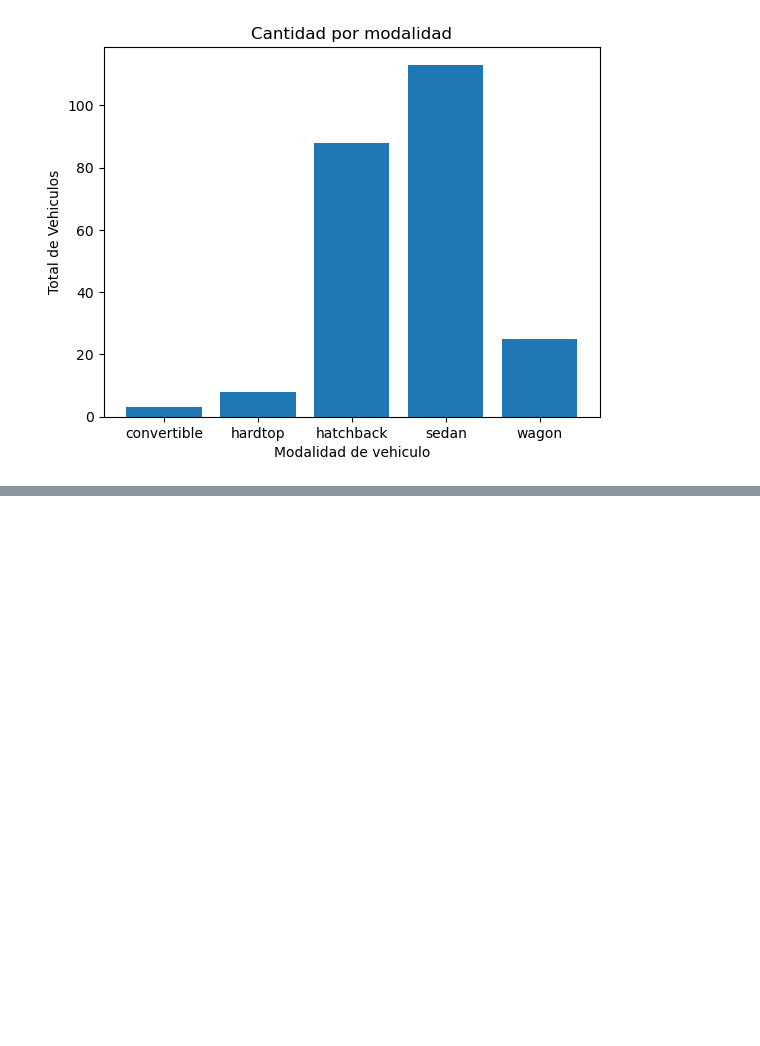
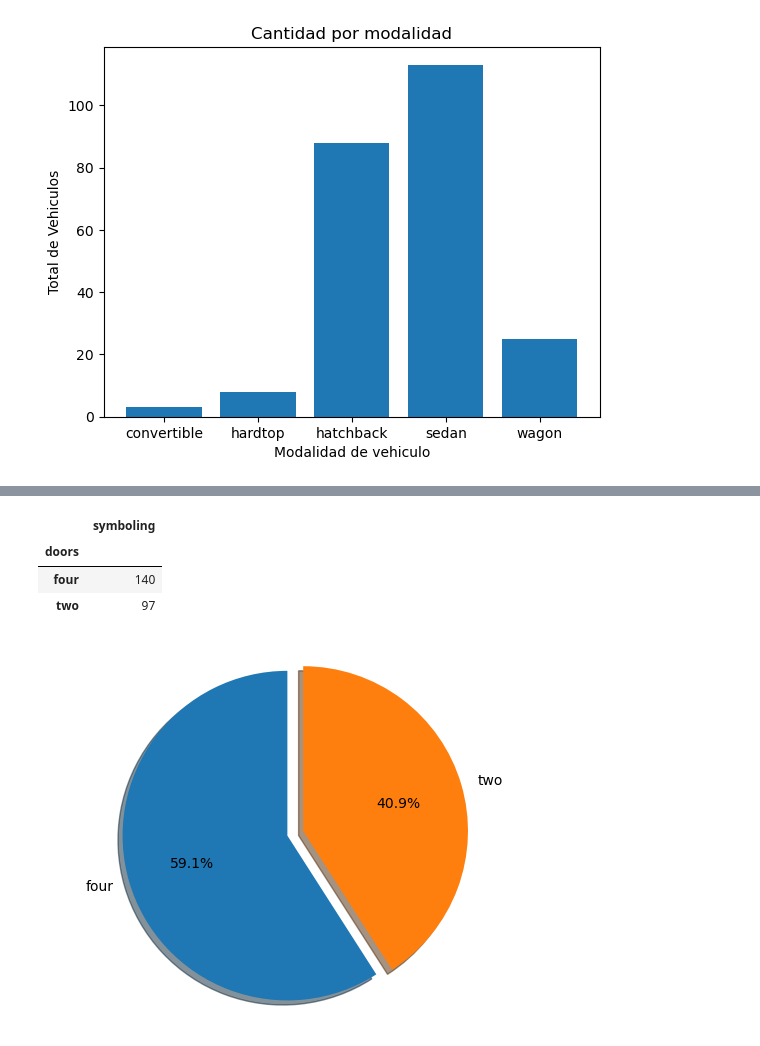
Before and after one commit to Joe13V/Analisis-Datos-CC, a Jupyter notebook: TRABAJO EN CLASE CONSOLIDADO.ipynb, the cells around one changed output, grey strips where cells are left out. Saved outputs shown, nothing was run; the diff lists cells and outputs as text; code cells hidden in the pictures; blank space fills up the shorter version.

```diff
--- a/TRABAJO EN CLASE CONSOLIDADO.ipynb
+++ b/TRABAJO EN CLASE CONSOLIDADO.ipynb
@@ -791,0 +802,20 @@ plt.show()
+# %%
+gf4=df_autos.groupby(['doors']).count()
+gf4=gf4.iloc[:,:1]
+gf4
+# %% [output]
+|  | symboling |
+| doors |  |
+| four | 140 |
+| two | 97 |
+# %%
+etiquetas=gf4.index.tolist()
+sizes=gf4["symboling"].tolist()
+separacion= (0,0.1)
+
+fig1,axl=plt.subplots()
+axl.pie(sizes,explode=separacion, labels=etiquetas,autopct="%1.1f%%",shadow=True,startangle=90)
+axl.axis('equal')
+plt.show()
+# %% [output]
+[figure, added]
```
Also changed, not shown: parts of 5 cells of this notebook.
